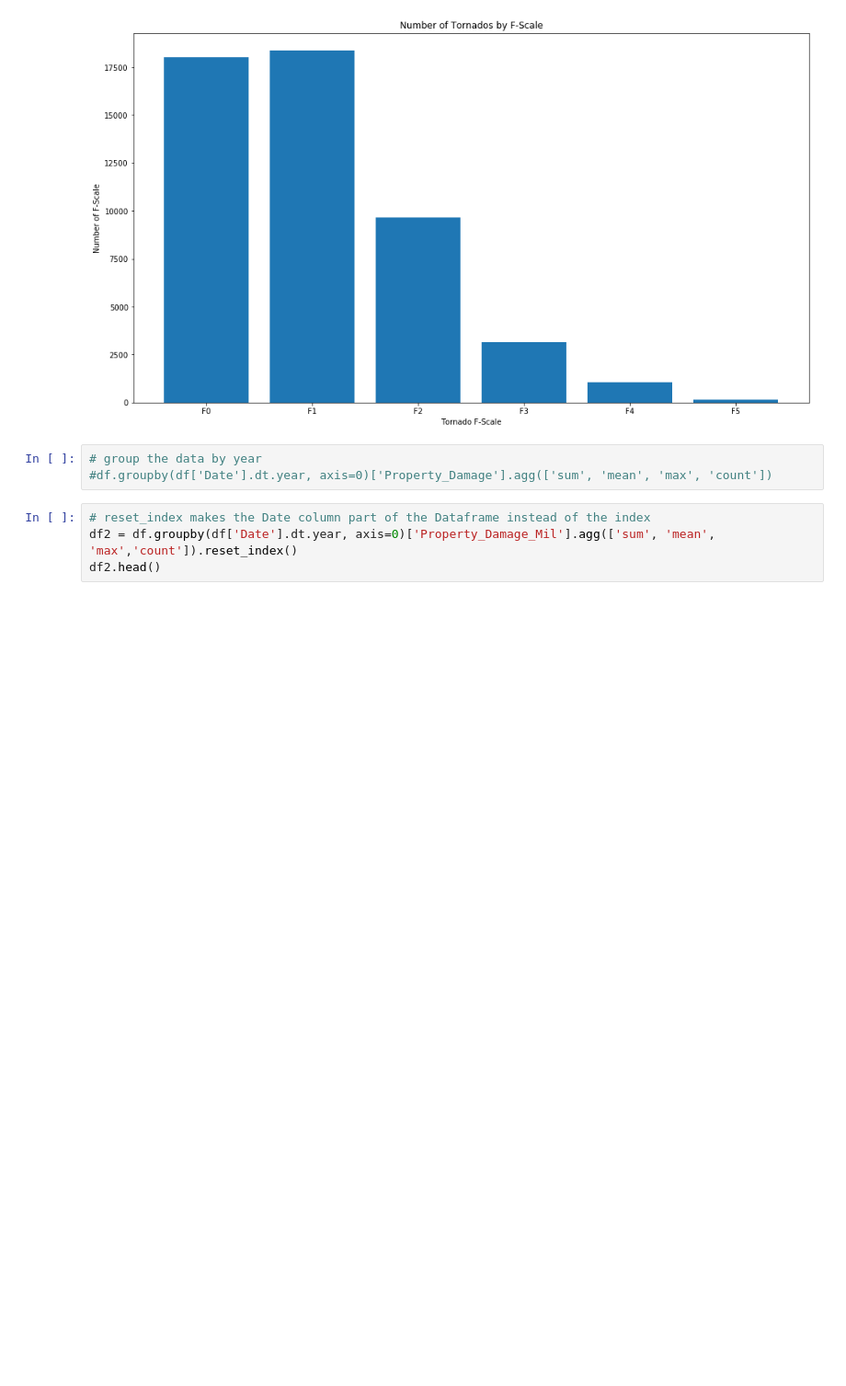
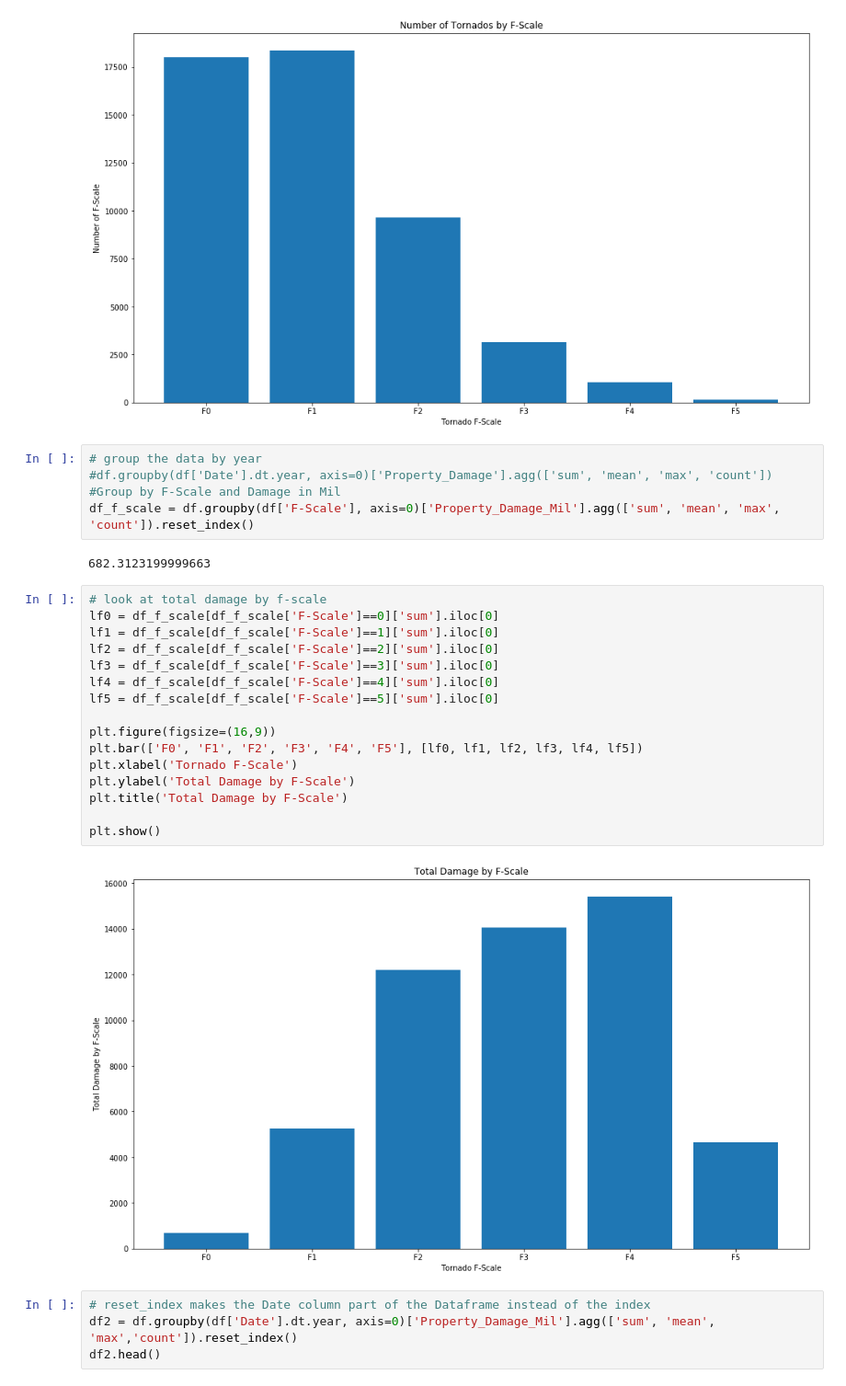
Before and after one commit to youngsoul/ml_tornado, a Jupyter notebook: Tornado.ipynb, the cells around one changed output. Shown at 92% size. Drawn from its saved outputs; the diff is of its cells as text; blank space fills up the shorter version.

```diff
--- a/Tornado.ipynb
+++ b/Tornado.ipynb
@@ -360,6 +479,28 @@ plt.show()
 # %%
 # group the data by year
 #df.groupby(df['Date'].dt.year, axis=0)['Property_Damage'].agg(['sum', 'mean', 'max', 'count'])
+#Group by F-Scale and Damage in Mil
+df_f_scale = df.groupby(df['F-Scale'], axis=0)['Property_Damage_Mil'].agg(['sum', 'mean', 'max', 'count']).reset_index()
+# %% [output]
+682.3123199999663
+# %%
+# look at total damage by f-scale
+lf0 = df_f_scale[df_f_scale['F-Scale']==0]['sum'].iloc[0]
+lf1 = df_f_scale[df_f_scale['F-Scale']==1]['sum'].iloc[0]
+lf2 = df_f_scale[df_f_scale['F-Scale']==2]['sum'].iloc[0]
+lf3 = df_f_scale[df_f_scale['F-Scale']==3]['sum'].iloc[0]
+lf4 = df_f_scale[df_f_scale['F-Scale']==4]['sum'].iloc[0]
+lf5 = df_f_scale[df_f_scale['F-Scale']==5]['sum'].iloc[0]
+
+plt.figure(figsize=(16,9))
+plt.bar(['F0', 'F1', 'F2', 'F3', 'F4', 'F5'], [lf0, lf1, lf2, lf3, lf4, lf5])
+plt.xlabel('Tornado F-Scale')
+plt.ylabel('Total Damage by F-Scale')
+plt.title('Total Damage by F-Scale')
+
+plt.show()
+# %% [output]
+[figure, added]
 # %%
 # reset_index makes the Date column part of the Dataframe instead of the index
 df2 = df.groupby(df['Date'].dt.year, axis=0)['Property_Damage_Mil'].agg(['sum', 'mean', 'max','count']).reset_index()
```
Also changed, not shown: parts of 34 cells of this notebook.
